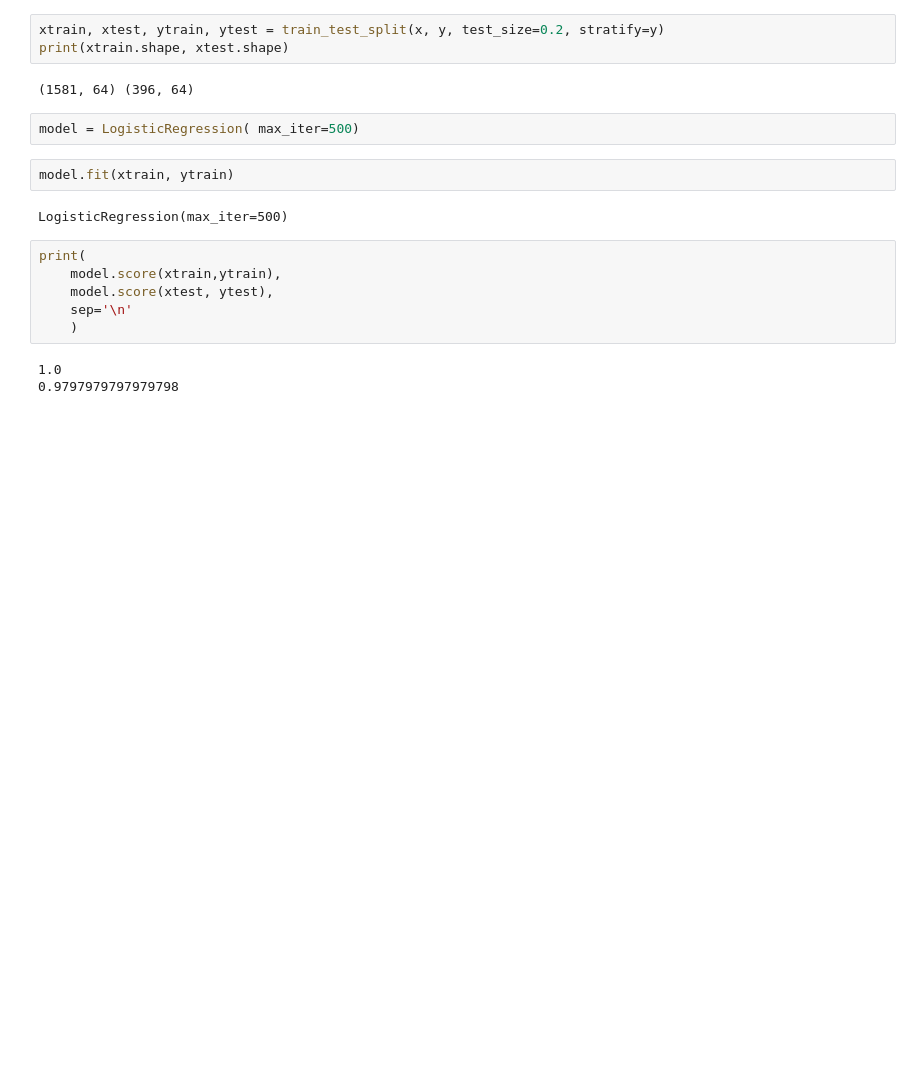
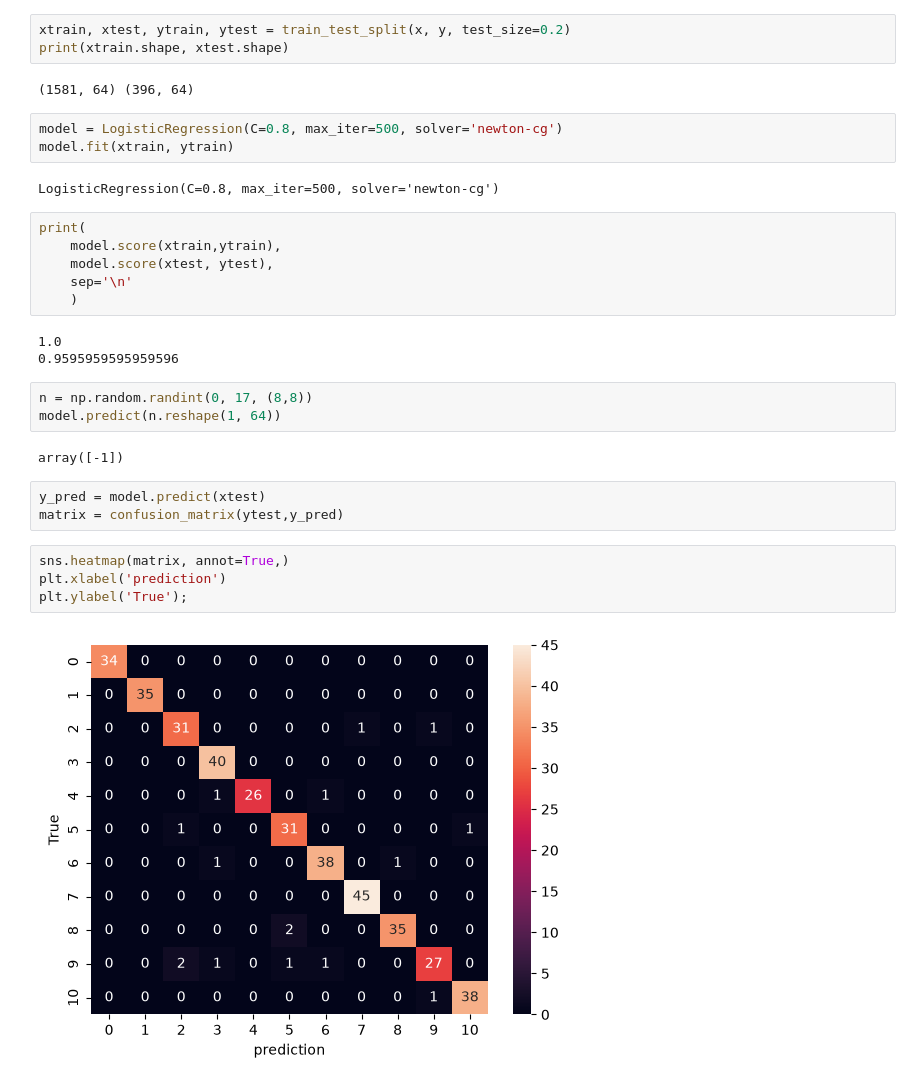
Before and after one commit to aminpy83/Data-Science-excercises, a Jupyter notebook: data-science/Logistic-regression-digits.ipynb, the cells around one changed output. Cells and saved outputs as stored; diff of their text form; blank space fills up the shorter version.

Commit message:
Logistic regression on digits done

```diff
--- a/data-science/Logistic-regression-digits.ipynb
+++ b/data-science/Logistic-regression-digits.ipynb
@@ -136,16 +137,15 @@ y.unique()
 # %% [output]
 array([ 0,  1,  2,  3,  4,  5,  6,  7,  8,  9, -1])
 # %%
-xtrain, xtest, ytrain, ytest = train_test_split(x, y, test_size=0.2, stratify=y)
+xtrain, xtest, ytrain, ytest = train_test_split(x, y, test_size=0.2)
 print(xtrain.shape, xtest.shape)
 # %% [output]
 (1581, 64) (396, 64)
 # %%
-model = LogisticRegression( max_iter=500)
+model = LogisticRegression(C=0.8, max_iter=500, solver='newton-cg')
+model.fit(xtrain, ytrain)
+# %% [output]
+LogisticRegression(C=0.8, max_iter=500, solver='newton-cg')
-# %%
-model.fit(xtrain, ytrain)
-# %% [output]
-LogisticRegression(max_iter=500)
 # %%
 print(
     model.score(xtrain,ytrain),
@@ -154,4 +154,18 @@ print(
     )
 # %% [output]
 1.0
-0.9797979797979798
+0.9595959595959596
+# %%
+n = np.random.randint(0, 17, (8,8))
+model.predict(n.reshape(1, 64))
+# %% [output]
+array([-1])
+# %%
+y_pred = model.predict(xtest)
+matrix = confusion_matrix(ytest,y_pred)
+# %%
+sns.heatmap(matrix, annot=True,)
+plt.xlabel('prediction')
+plt.ylabel('True');
+# %% [output]
+[figure, added]
```
Also changed, not shown: parts of 8 cells of this notebook.
